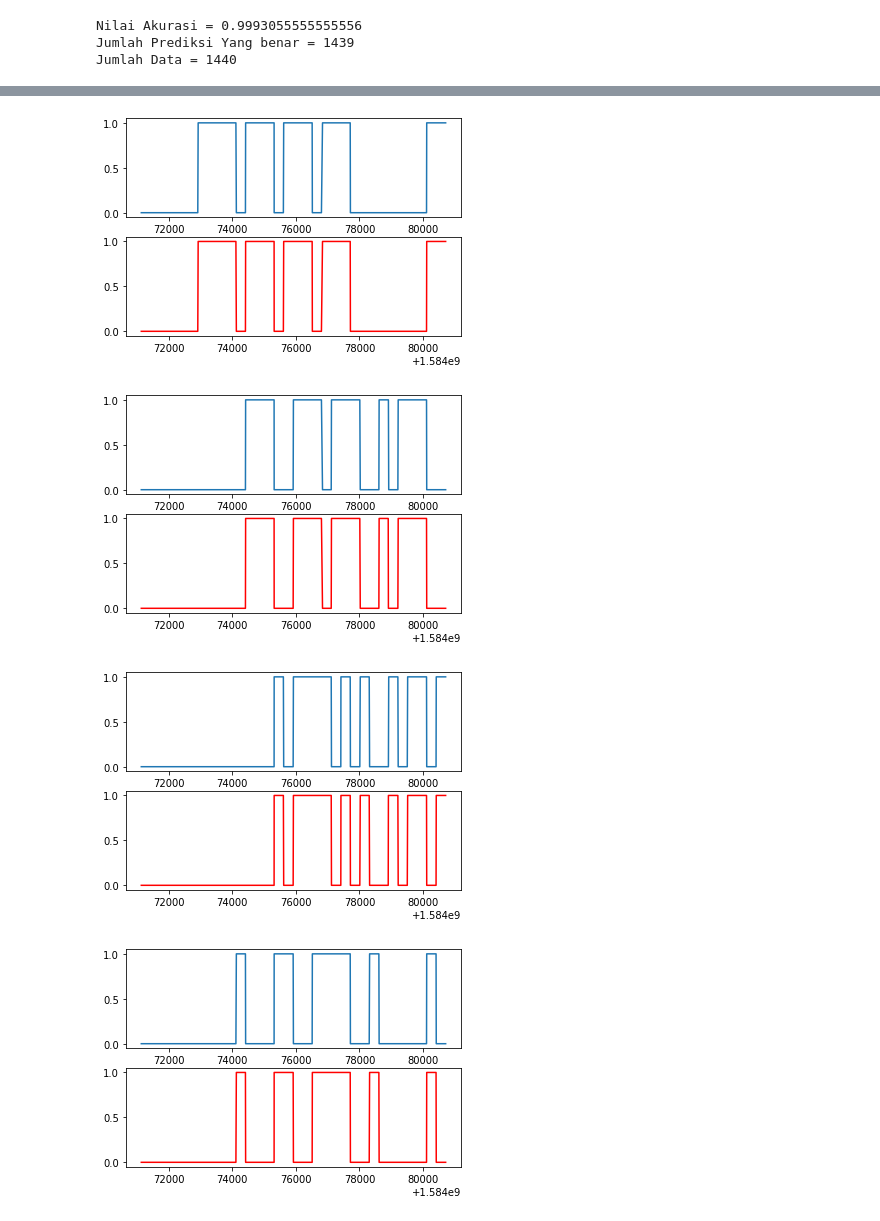
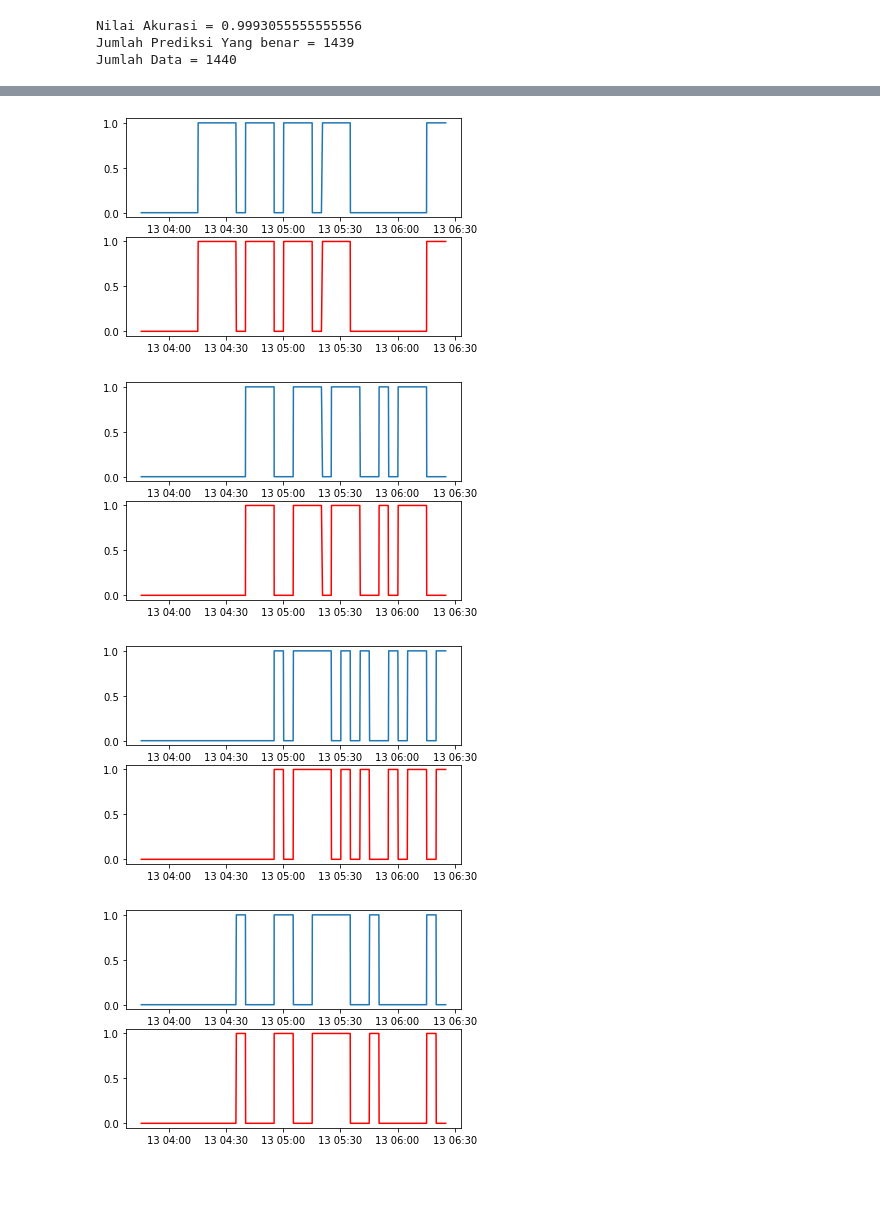
Before and after one commit to HenHimA1/A1, a Jupyter notebook: KNN.ipynb, the cells around one changed output, grey strips where cells are left out. Drawn from its saved outputs; the diff is of its cells as text; code cells hidden in the pictures; blank space fills up the shorter version.

```diff
--- a/KNN.ipynb
+++ b/KNN.ipynb
@@ -61,3 +61,12 @@ np.unique(Y_out,return_counts=True)
 Kemudian pisahkan antara data training dengan data testing (data testing tiga puluh persen dari data training)
 # %%
 X_train, X_test, y_train, y_test = train_test_split(X_inp1, Y_out, test_size=0.30, random_state=42)
+# %%
+from datetime import datetime
+X_testu = []
+for i in X_test[:,1]:
+  timestamp = i
+  dt_object = datetime.fromtimestamp(timestamp)
+  X_testu.append(dt_object)
+X_test = np.array([X_test[:,0],X_test[:,1],X_testu]).transpose()
+X_test
@@ -206,22 +224,22 @@ plt.show()
 # %%
-lampu2linetest = np.array([X_test[:,1],k_ytest2]).transpose()
+lampu2linetest = np.array([X_test[:,2],k_ytest2]).transpose()
 lampu2linetest = lampu2linetest[np.argsort(lampu2linetest[:, 0])]
 lampu2linetest = lampu2linetest.transpose()
-lampu2lineprediksi = np.array([X_test[:,1],k_prediksi2]).transpose()
+lampu2lineprediksi = np.array([X_test[:,2],k_prediksi2]).transpose()
 lampu2lineprediksi = lampu2lineprediksi[np.argsort(lampu2lineprediksi[:, 0])]
 lampu2lineprediksi = lampu2lineprediksi.transpose()
 plt.subplot(2,1,1)
 plt.plot(lampu2linetest[0],lampu2linetest[1])
 plt.subplot(2,1,2)
 plt.plot(lampu2lineprediksi[0],lampu2lineprediksi[1], color="red")
 plt.show()
 # %% [output]
-[figure, old version]
+[figure, new version]
 # %%
-lampu3linetest = np.array([X_test[:,1],k_ytest3]).transpose()
+lampu3linetest = np.array([X_test[:,2],k_ytest3]).transpose()
 lampu3linetest = lampu3linetest[np.argsort(lampu3linetest[:, 0])]
 lampu3linetest = lampu3linetest.transpose()
-lampu3lineprediksi = np.array([X_test[:,1],k_prediksi3]).transpose()
+lampu3lineprediksi = np.array([X_test[:,2],k_prediksi3]).transpose()
 lampu3lineprediksi = lampu3lineprediksi[np.argsort(lampu3lineprediksi[:, 0])]
 lampu3lineprediksi = lampu3lineprediksi.transpose()
 plt.subplot(2,1,1)
@@ -230,12 +248,12 @@ plt.subplot(2,1,2)
 plt.plot(lampu3lineprediksi[0],lampu3lineprediksi[1], color="red")
 plt.show()
 # %% [output]
-[figure, old version]
+[figure, new version]
 # %%
-lampu4linetest = np.array([X_test[:,1],k_ytest4]).transpose()
+lampu4linetest = np.array([X_test[:,2],k_ytest4]).transpose()
 lampu4linetest = lampu4linetest[np.argsort(lampu4linetest[:, 0])]
 lampu4linetest = lampu4linetest.transpose()
-lampu4lineprediksi = np.array([X_test[:,1],k_prediksi4]).transpose()
+lampu4lineprediksi = np.array([X_test[:,2],k_prediksi4]).transpose()
 lampu4lineprediksi = lampu4lineprediksi[np.argsort(lampu4lineprediksi[:, 0])]
 lampu4lineprediksi = lampu4lineprediksi.transpose()
 plt.subplot(2,1,1)
@@ -244,12 +262,12 @@ plt.subplot(2,1,2)
 plt.plot(lampu4lineprediksi[0],lampu4lineprediksi[1], color="red")
 plt.show()
 # %% [output]
-[figure, old version]
+[figure, new version]
 # %%
-lampu5linetest = np.array([X_test[:,1],k_ytest5]).transpose()
+lampu5linetest = np.array([X_test[:,2],k_ytest5]).transpose()
 lampu5linetest = lampu5linetest[np.argsort(lampu5linetest[:, 0])]
 lampu5linetest = lampu5linetest.transpose()
-lampu5lineprediksi = np.array([X_test[:,1],k_prediksi5]).transpose()
+lampu5lineprediksi = np.array([X_test[:,2],k_prediksi5]).transpose()
 lampu5lineprediksi = lampu5lineprediksi[np.argsort(lampu5lineprediksi[:, 0])]
 lampu5lineprediksi = lampu5lineprediksi.transpose()
 plt.subplot(2,1,1)
@@ -258,4 +276,4 @@ plt.subplot(2,1,2)
 plt.plot(lampu5lineprediksi[0],lampu5lineprediksi[1], color="red")
 plt.show()
 # %% [output]
-[figure, old version]
+[figure, new version]
```
Also changed, not shown: parts of 9 cells of this notebook.
